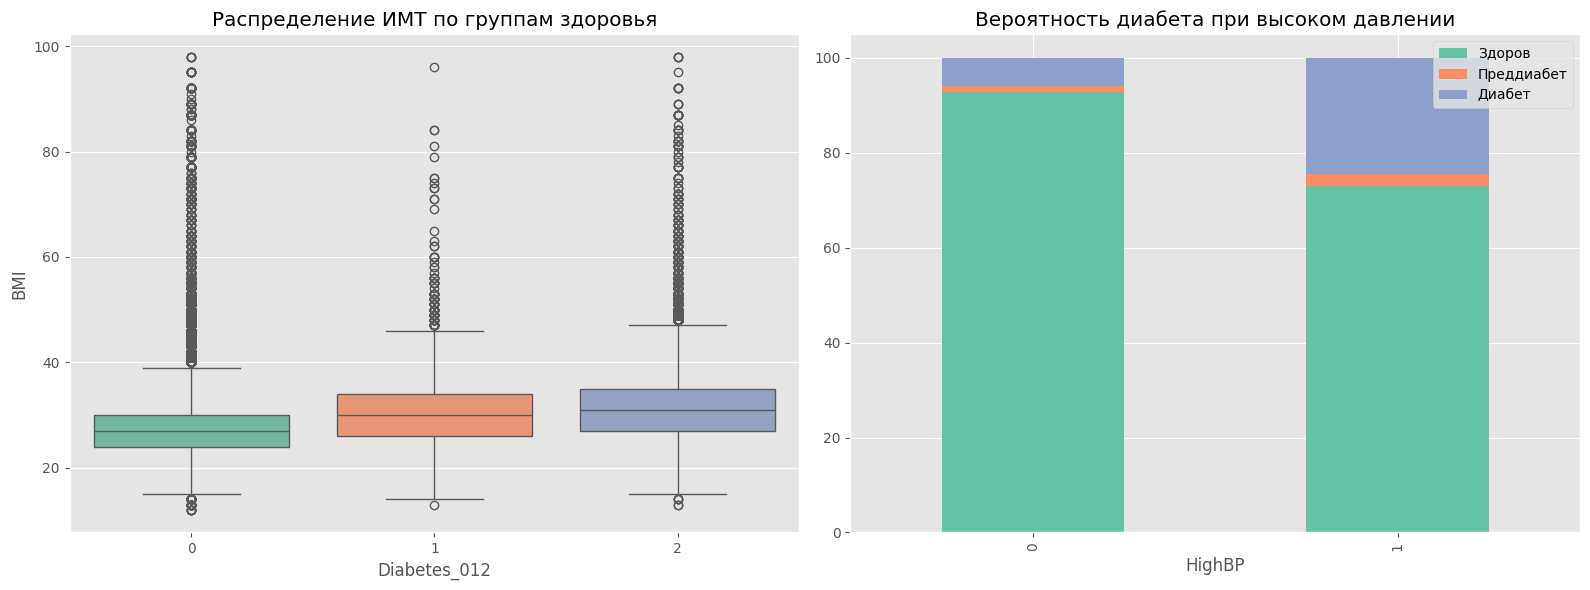
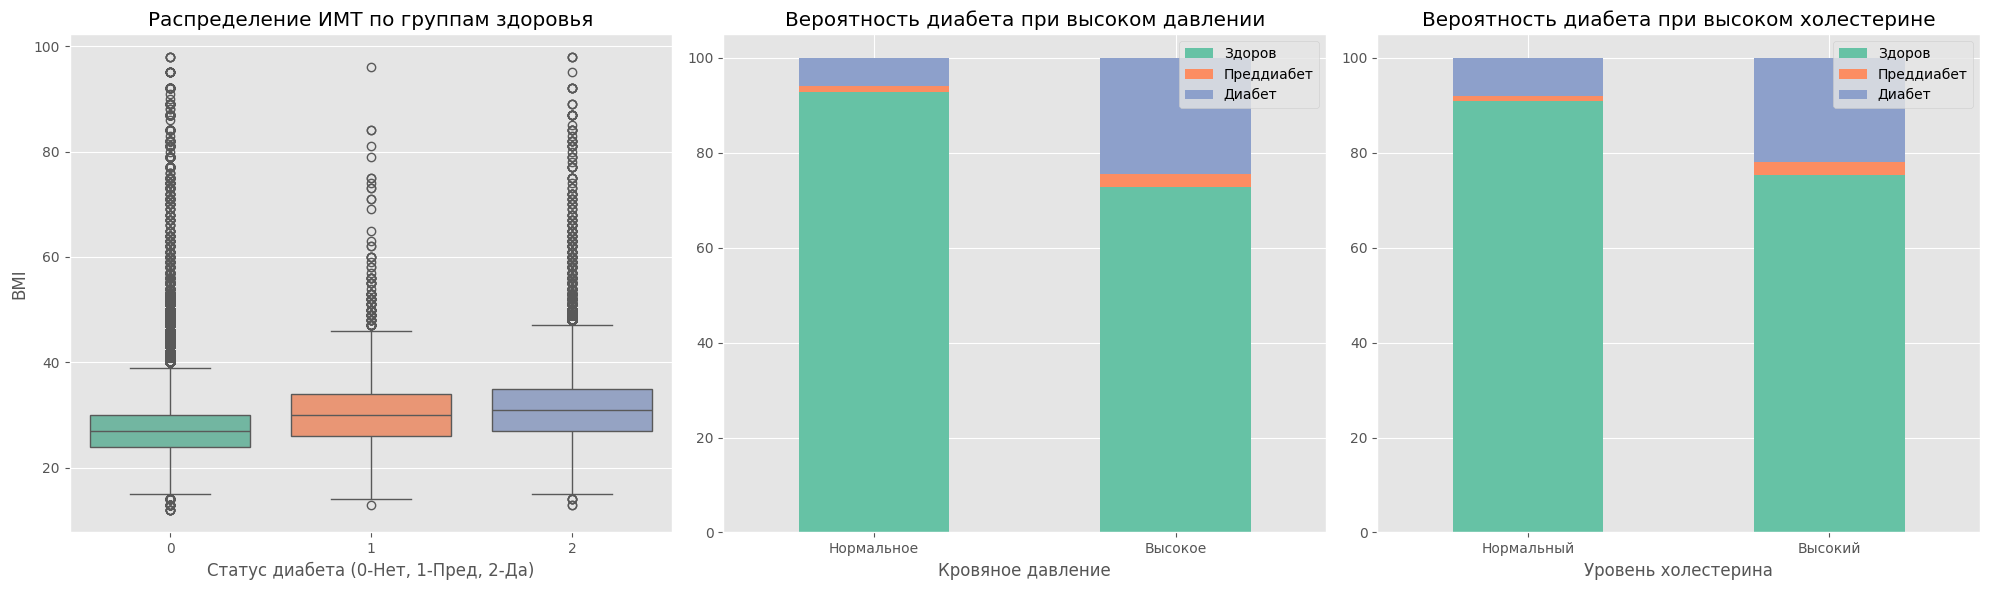
Unified diff of the notebook cell whose output changed from the first chart to the second:
--- before
+++ after
@@ -1,11 +1,21 @@
-fig, axes = plt.subplots(1, 2, figsize=(16, 6))
+fig, axes = plt.subplots(1, 3, figsize=(20, 6))
 
 sns.boxplot(x='Diabetes_012', y='BMI', data=df, ax=axes[0], palette='Set2')
 axes[0].set_title('Распределение ИМТ по группам здоровья')
+axes[0].set_xlabel('Статус диабета (0-Нет, 1-Пред, 2-Да)')
 
-prob_df = df.groupby('HighBP')['Diabetes_012'].value_counts(normalize=True).unstack() * 100
-prob_df.plot(kind='bar', stacked=True, ax=axes[1], color=['#66c2a5', '#fc8d62', '#8da0cb'])
+prob_bp = df.groupby('HighBP')['Diabetes_012'].value_counts(normalize=True).unstack() * 100
+prob_bp.plot(kind='bar', stacked=True, ax=axes[1], color=['#66c2a5', '#fc8d62', '#8da0cb'])
 axes[1].set_title('Вероятность диабета при высоком давлении')
+axes[1].set_xticklabels(['Нормальное', 'Высокое'], rotation=0) # Человекочитаемые подписи
+axes[1].set_xlabel('Кровяное давление')
 axes[1].legend(['Здоров', 'Преддиабет', 'Диабет'], loc='upper right')
+
+prob_chol = df.groupby('HighChol')['Diabetes_012'].value_counts(normalize=True).unstack() * 100
+prob_chol.plot(kind='bar', stacked=True, ax=axes[2], color=['#66c2a5', '#fc8d62', '#8da0cb'])
+axes[2].set_title('Вероятность диабета при высоком холестерине')
+axes[2].set_xticklabels(['Нормальный', 'Высокий'], rotation=0) # Человекочитаемые подписи
+axes[2].set_xlabel('Уровень холестерина')
+axes[2].legend(['Здоров', 'Преддиабет', 'Диабет'], loc='upper right')
 
 plt.tight_layout()

Commit: feat: some updates to notebooks